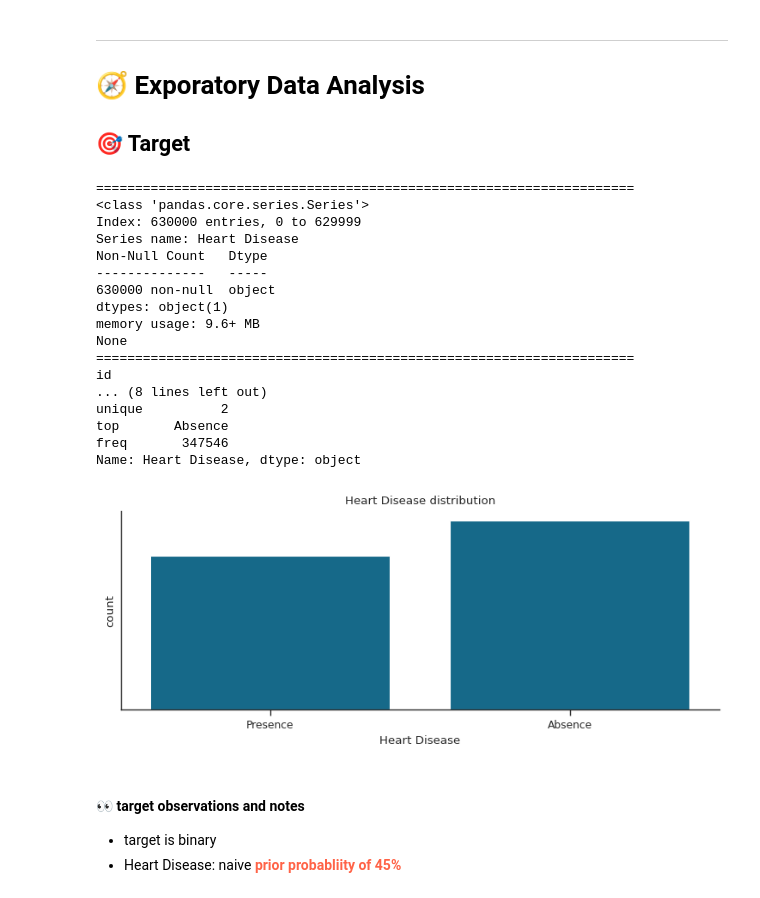
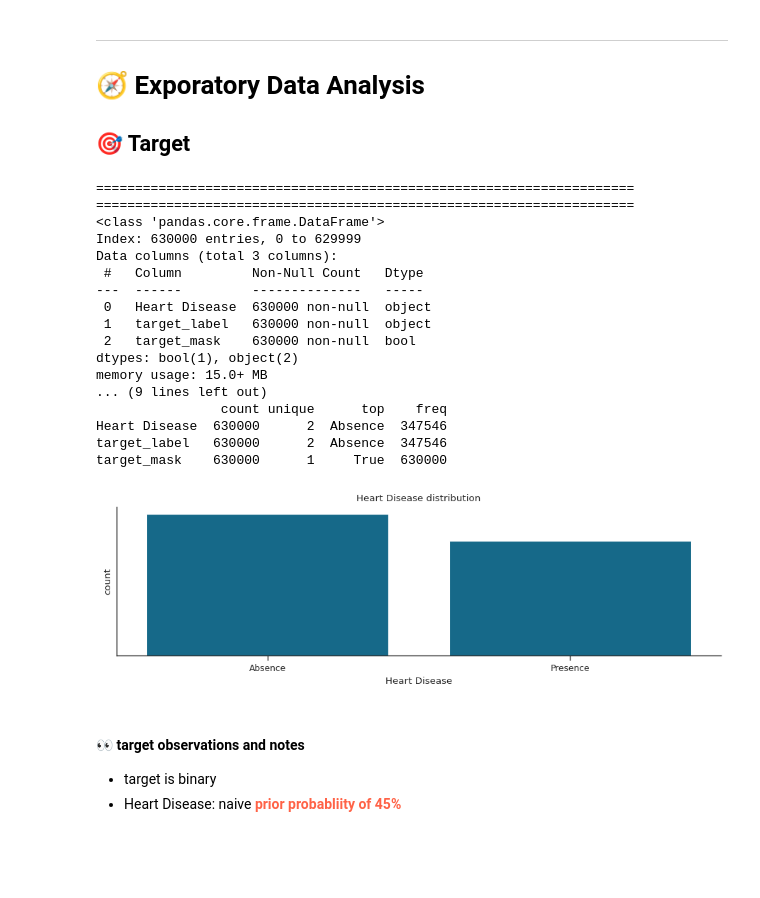
Before and after one commit to 2awesome-rob/iron_fungi, a Jupyter notebook: Binary_Classification_Probability_AUC.ipynb, the cells around one changed output. Saved outputs shown, nothing was run; the diff lists cells and outputs as text; code cells hidden in the pictures; blank space fills up the shorter version.

Commit message:
Kaggle Notebook | S6E2: Achy Breaky Heart 💔 | Version 13

```diff
--- a/Binary_Classification_Probability_AUC.ipynb
+++ b/Binary_Classification_Probability_AUC.ipynb
@@ -106,27 +55,27 @@ DataFrame shape: (900000, 15). Ready to explore, engineer, and predict!
 ## 🎯 Target
 # %%
 # print target summary
-mkf.summarize_data(XY[XY.target_mask.eq(True)], target)
+mkf.summarize_data(XY, targets)
 
 # plot target distribution
-mkf.plot_target_eda(XY[XY.target_mask.eq(True)], target,
-                    title = f'{target} distribution')
+mkf.plot_target_eda(
+    XY, target, title = f'{target} distribution')
 # %% [output]
 =====================================================================
-<class 'pandas.core.series.Series'>
+=====================================================================
+<class 'pandas.core.frame.DataFrame'>
 Index: 630000 entries, 0 to 629999
-Series name: Heart Disease
-Non-Null Count   Dtype
---------------   -----
-630000 non-null  object
-dtypes: object(1)
-memory usage: 9.6+ MB
-None
-=====================================================================
-id
-... (8 lines left out)
-unique          2
-top       Absence
-freq       347546
-Name: Heart Disease, dtype: object
+Data columns (total 3 columns):
+ #   Column         Non-Null Count   Dtype
+---  ------         --------------   -----
+ 0   Heart Disease  630000 non-null  object
+ 1   target_label   630000 non-null  object
+ 2   target_mask    630000 non-null  bool
+dtypes: bool(1), object(2)
+memory usage: 15.0+ MB
+... (9 lines left out)
+                count unique      top    freq
+Heart Disease  630000      2  Absence  347546
+target_label   630000      2  Absence  347546
+target_mask    630000      1     True  630000
-[figure, old version]
+[figure, new version]
```
Also changed, not shown: parts of 32 cells of this notebook.
